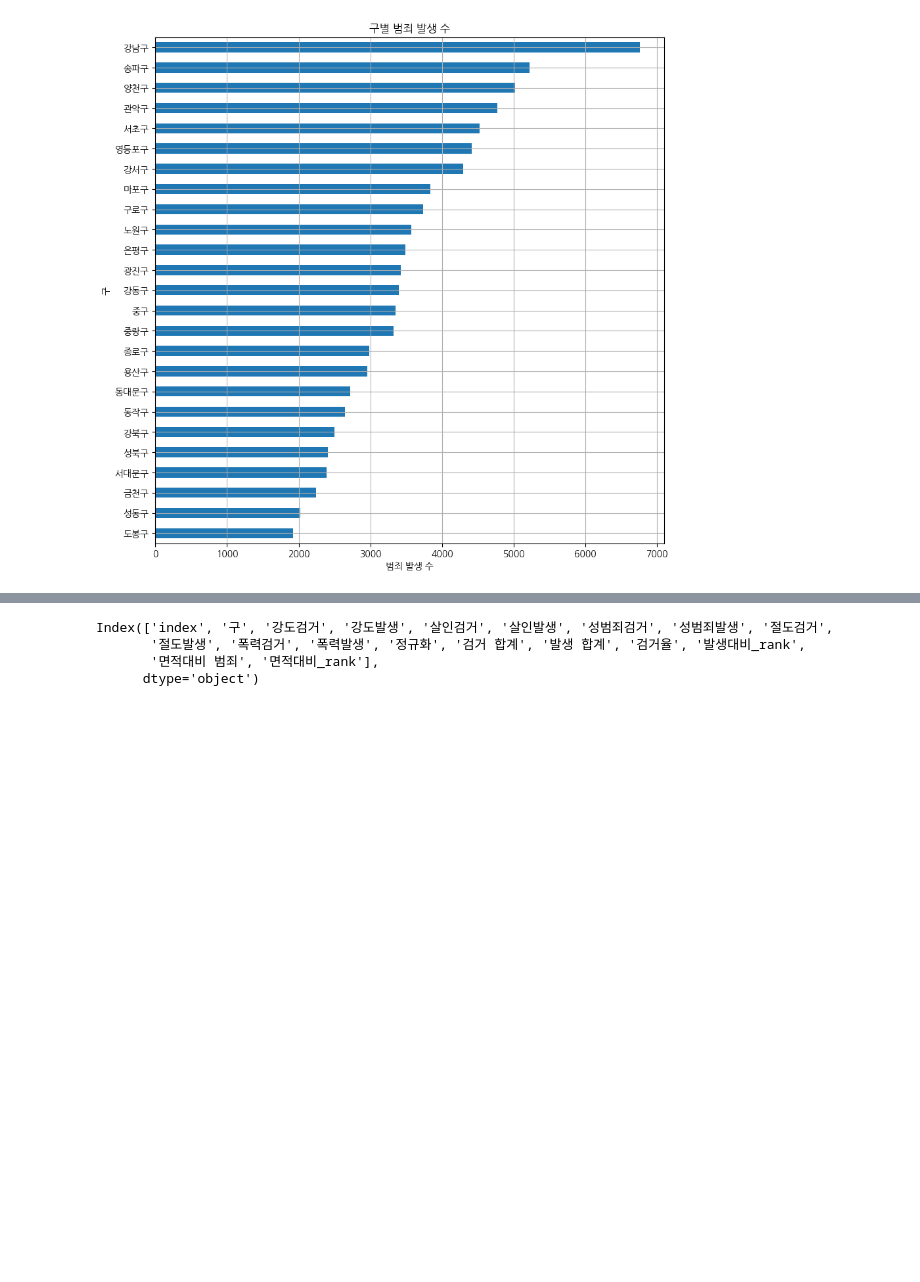
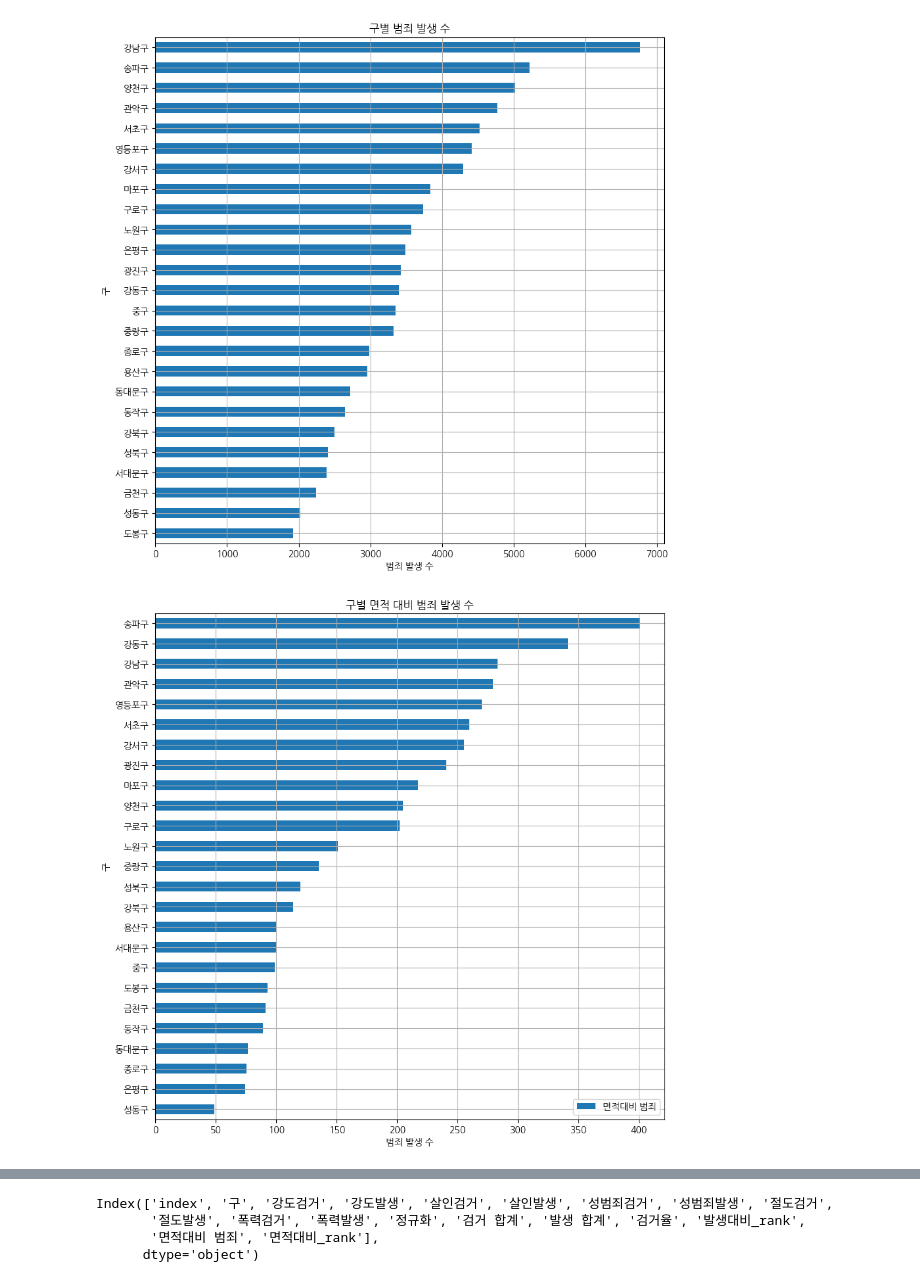
Before and after one commit to addinedu-ros-9th/eda-repo-2, a Jupyter notebook: data_analysis/Crime.ipynb, the cells around one changed output, grey strips where cells are left out. Cells and saved outputs as stored; diff of their text form; code cells hidden in the pictures; blank space fills up the shorter version.

```diff
--- a/data_analysis/Crime.ipynb
+++ b/data_analysis/Crime.ipynb
@@ -202,3 +205,22 @@ plt.title("구별 범죄 발생 수")
 plt.show()
 # %% [output]
 [figure]
+# %%
+import matplotlib.pyplot as plt
+import koreanize_matplotlib
+
+crime_gu = crime_gu.reset_index(drop=True)  # 기존 인덱스를 컬럼으로 추가하지 않음
+
+# '면적대비 범죄' 컬럼을 기준으로 정렬
+crime_gu.set_index("구")[['면적대비 범죄']].sort_values(by='면적대비 범죄').plot(kind="barh", grid=True, figsize=(10, 10))
+
+plt.xlabel("범죄 발생 수")
+plt.ylabel("구")
+plt.title("구별 면적 대비 범죄 발생 수")
+
+# 그래프 저장 (필요시)
+plt.savefig('구별 면적대비 범죄 발생수.png', bbox_inches='tight')
+
+plt.show()
+# %% [output]
+[figure, added]
```
Also changed, not shown: parts of 3 cells of this notebook, 3 other files.
